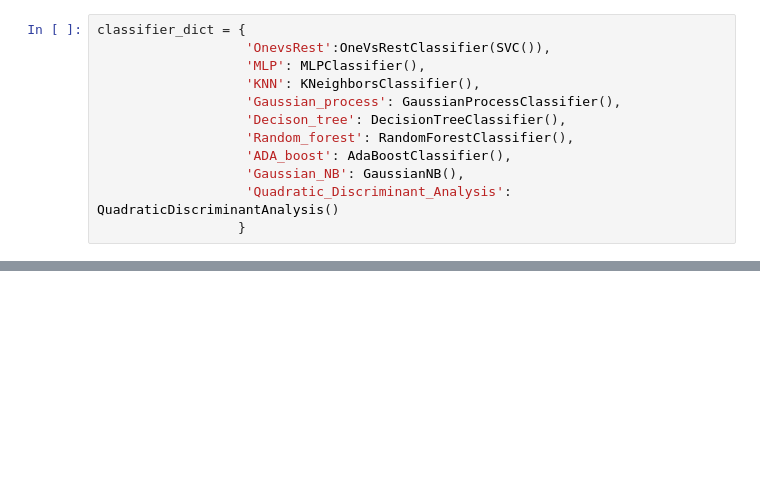
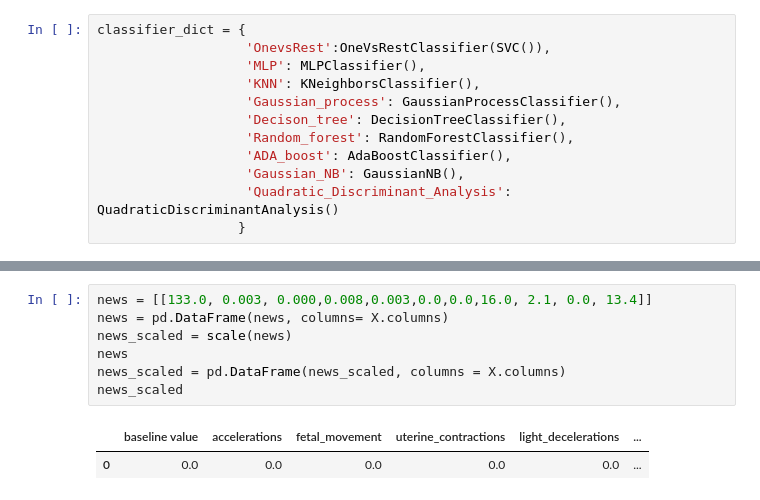
Before and after one commit to hadimir22/fetus-health-classifier, a Jupyter notebook: fetus-health.ipynb, the cells around one changed output, grey strips where cells are left out. Saved outputs shown, nothing was run; the diff lists cells and outputs as text; blank space fills up the shorter version.

```diff
--- a/fetus-health.ipynb
+++ b/fetus-health.ipynb
@@ -217,0 +245,10 @@ Random_forest classifier has the maximum accuracy  = 94.8%
+# %%
+news = [[133.0, 0.003, 0.000,0.008,0.003,0.0,0.0,16.0, 2.1, 0.0, 13.4]]
+news = pd.DataFrame(news, columns= X.columns)
+news_scaled = scale(news)
+news
+news_scaled = pd.DataFrame(news_scaled, columns = X.columns)
+news_scaled
+# %% [output]
+|  | baseline value | accelerations | fetal_movement | uterine_contractions | light_decelerations | ... |
+| 0 | 0.0 | 0.0 | 0.0 | 0.0 | 0.0 | ... |
```
Also changed, not shown: parts of 11 cells of this notebook.
